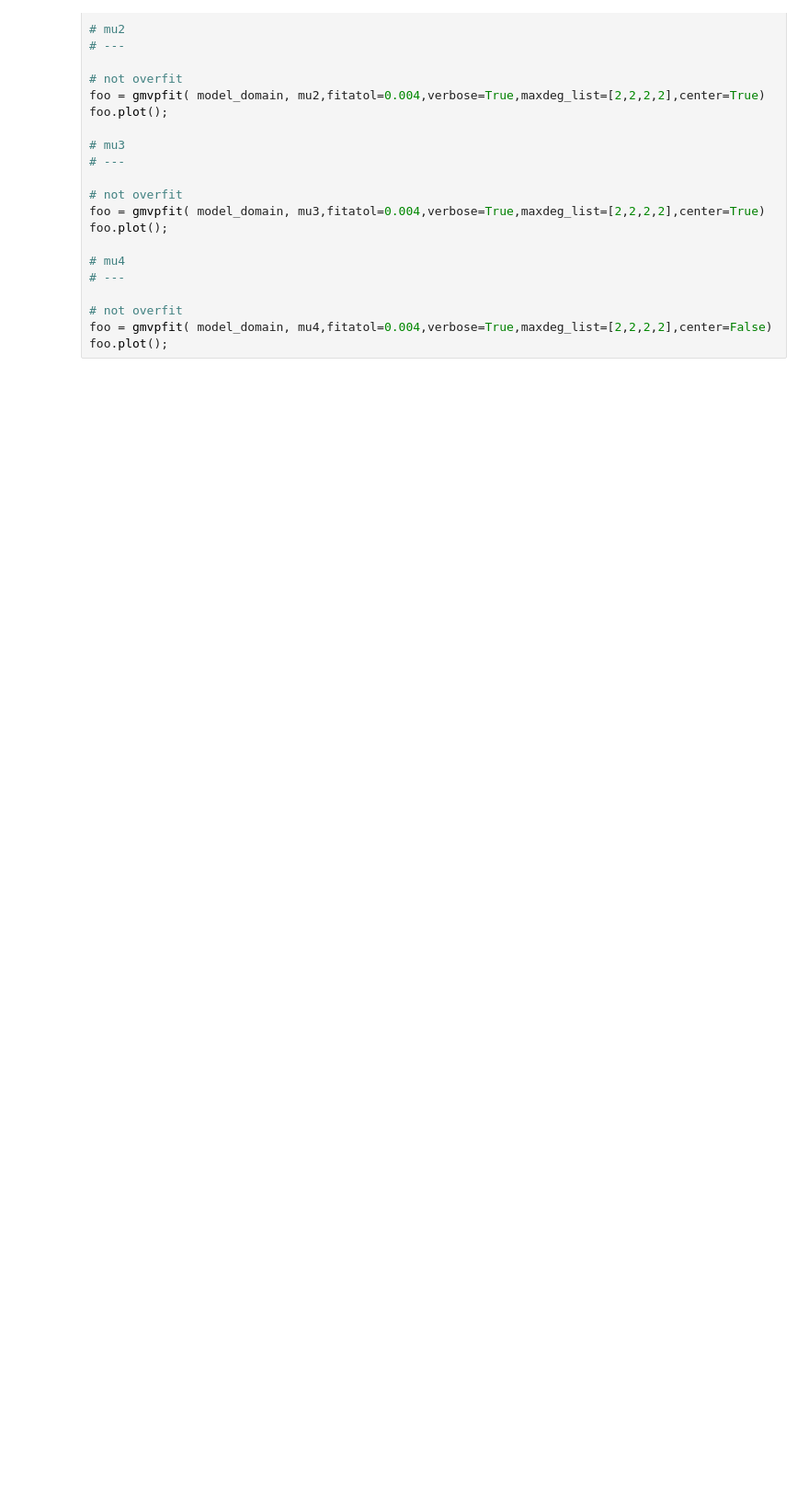
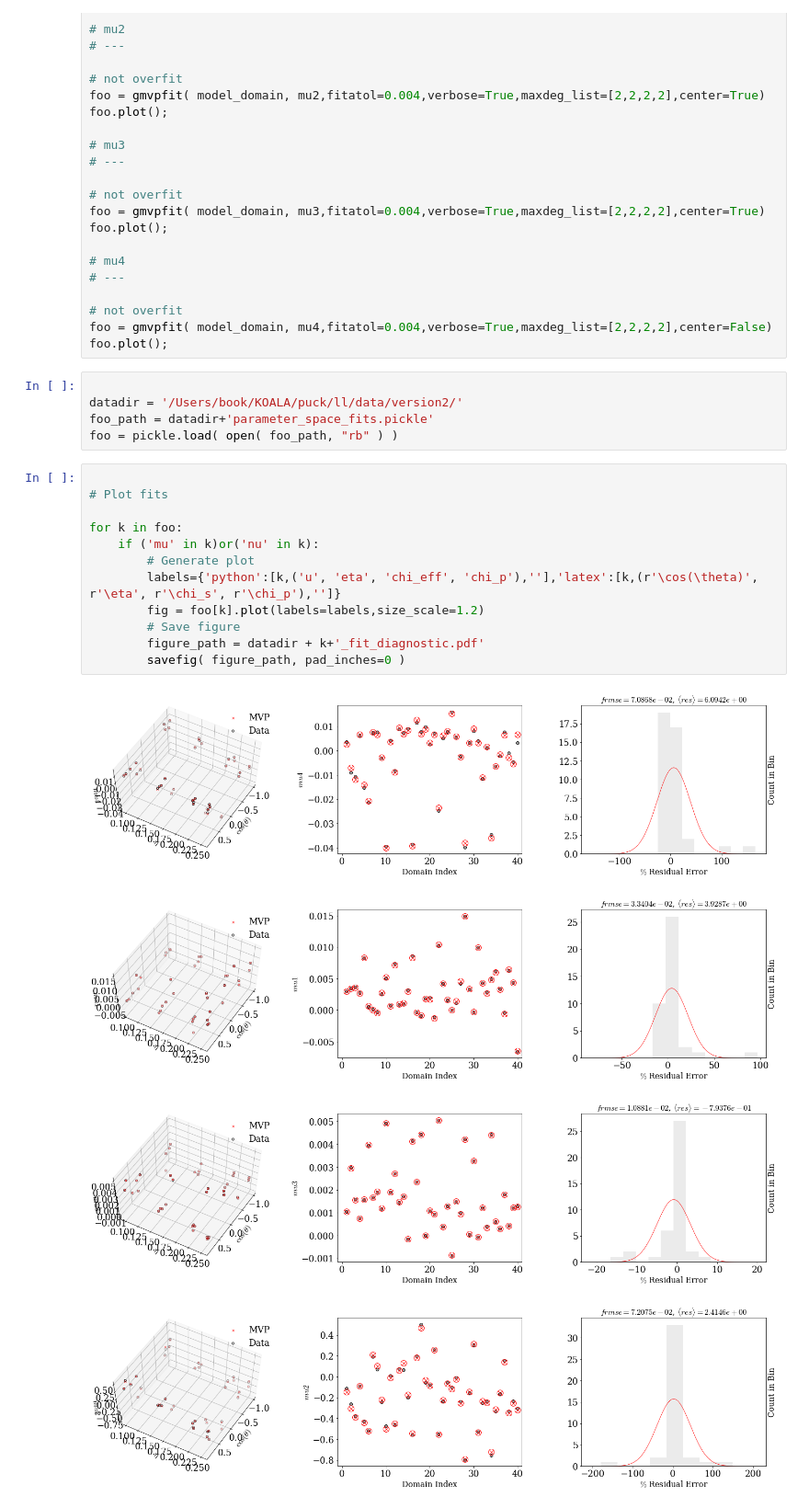
Before and after one commit to Cyberface/puck, a Jupyter notebook: ll/issues/4_fit_hyper_parameters.ipynb, the cells around one changed output. Shown at 92% size. Saved outputs shown, nothing was run; the diff lists cells and outputs as text; blank space fills up the shorter version.

```diff
--- a/ll/issues/4_fit_hyper_parameters.ipynb
+++ b/ll/issues/4_fit_hyper_parameters.ipynb
@@ -76,3 +76,25 @@ foo.plot();
 # not overfit
 foo = gmvpfit( model_domain, mu4,fitatol=0.004,verbose=True,maxdeg_list=[2,2,2,2],center=False)
 foo.plot();
+# %%
+
+datadir = '/Users/book/KOALA/puck/ll/data/version2/'
+foo_path = datadir+'parameter_space_fits.pickle'
+foo = pickle.load( open( foo_path, "rb" ) )
+# %%
+
+# Plot fits
+
+for k in foo:
+    if ('mu' in k)or('nu' in k):
+        # Generate plot
+        labels={'python':[k,('u', 'eta', 'chi_eff', 'chi_p'),''],'latex':[k,(r'\cos(\theta)', r'\eta', r'\chi_s', r'\chi_p'),'']}
+        fig = foo[k].plot(labels=labels,size_scale=1.2)
+        # Save figure
+        figure_path = datadir + k+'_fit_diagnostic.pdf'
+        savefig( figure_path, pad_inches=0 )
+# %% [output]
+[figure, added]
+[figure, added]
+[figure, added]
+[figure, added]
```
Also changed, not shown: parts of 4 cells of this notebook, 6 other files.
